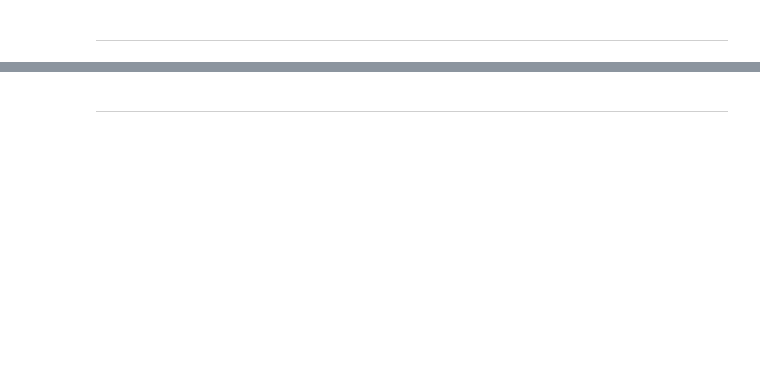
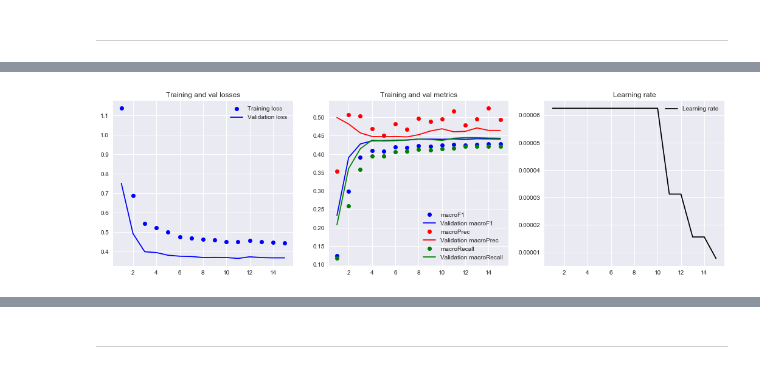
Before and after one commit to olszewskip/ArXiv_Classifier, a Jupyter notebook: keras_5.ipynb, the cells around one changed output, grey strips where cells are left out. Saved outputs shown, nothing was run; the diff lists cells and outputs as text; code cells hidden in the pictures; blank space fills up the shorter version.

Commit message:
Focus on RNNs Mask zeros

```diff
--- a/keras_5.ipynb
+++ b/keras_5.ipynb
@@ -40,7 +44,7 @@ global_params
 # %%
-X_train = np.load(os.path.join("data", "Kdata", "X_train.npy"))
-y_train = np.load(os.path.join("data", "Kdata", "y_train.npy"))
-X_val = np.load(os.path.join("data", "Kdata", "X_val.npy"))
-y_val = np.load(os.path.join("data", "Kdata", "y_val.npy"))
+X_train = np.load(os.path.join("data", "Kdata", "X_train.npy"))[-n_sample:]
+y_train = np.load(os.path.join("data", "Kdata", "y_train.npy"))[-n_sample:]
+X_val = np.load(os.path.join("data", "Kdata", "X_val.npy"))[-n_sample:]
+y_val = np.load(os.path.join("data", "Kdata", "y_val.npy"))[-n_sample:]
 X_test = np.load(os.path.join("data", "Kdata", "X_test.npy"))
 y_test = np.load(os.path.join("data", "Kdata", "y_test.npy"))
@@ -222,7 +236,7 @@ my_metrics = [macroPrec, macroF1, macroRecall] #, my_crossE, fuzzy_macroF1_flip,
 
 class BlackBox():
 
-    def __init__(self, layers, loss, metrics, callbacks=callbacks, class_weight=class_weights, epochs=epochs,\
+    def __init__(self, layers, loss, metrics, callbacks=callbacks(), class_weight=class_weights, epochs=3,\
                  embedd = None, embedd_dims=[None]*3, train_weights=False):
 
         self.layers = layers
@@ -247,7 +261,10 @@ class BlackBox():
                                      output_dim=self.output_dim,\
                                      input_length=self.input_length,\
                                      weights=self.embedd_weights,\
-                                     trainable=self.train_weigts))
+                                     trainable=self.train_weigts,\
+                                     mask_zero=True
+                                    )
+                          )
             self.model.layers[0].trainable = self.train_weigts  # szczeżonego panbug szczeże
 
         for layer in layers:
@@ -423,0 +535,13 @@ _________________________________________________________________
+# %%
+embedd_file = os.path.join("my_embeddings", "weights_50dim_GlblAvg_CatCrossE_10epochs.p")
+
+layers1b = [SimpleRNN(100, dropout=0.1, recurrent_dropout=0.1),
+           ]
+
+model1b = BlackBox(layers=layers1b, loss="categorical_crossentropy", class_weight=class_weights,\
+                   metrics=my_metrics,\
+                   epochs=20,\
+                   embedd = embedd_file,\
+                   embedd_dims=[num_words, 50, padded_length]
+                  )
+model1b.summary()
@@ -424,3 +562,3 @@ _________________________________________________________________
 # %%
-model2a.fit()
+model1b.fit()
 # %% [output]
@@ -443,0 +582,4 @@ Embedding trainable: True
+# %%
+model1b.plot()
+# %% [output]
+[figure, added]
```
Also changed, not shown: parts of 58 cells of this notebook.
